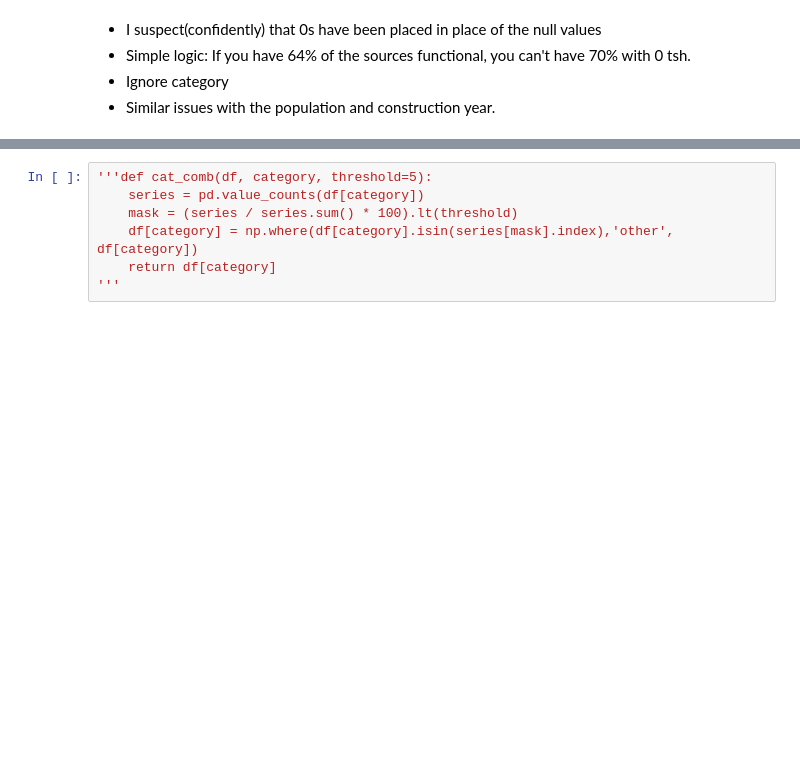
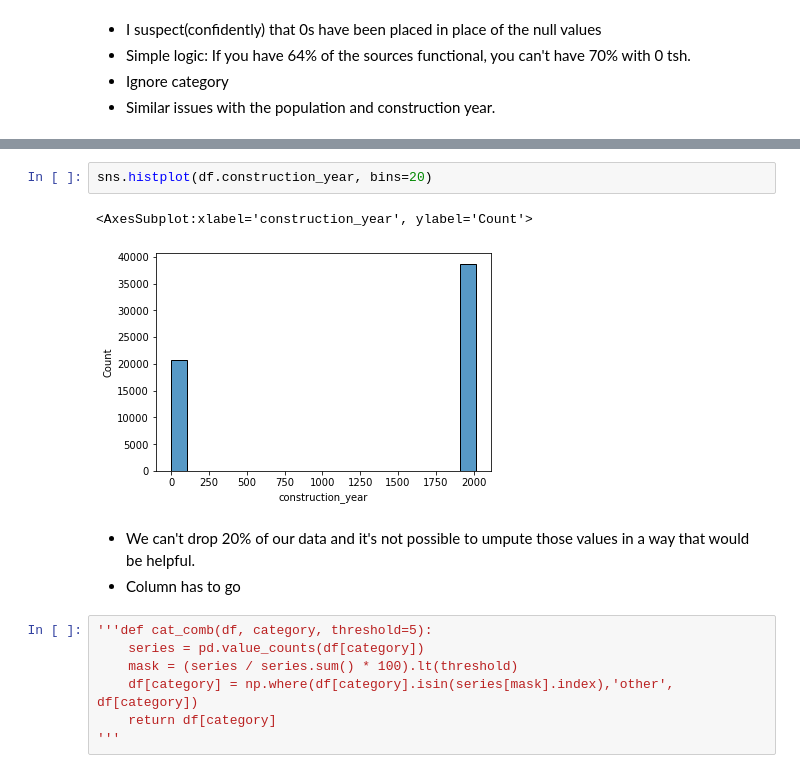
Before and after one commit to saifword/Tanz_well_predict, a Jupyter notebook: tanz_well.ipynb, the cells around one changed output, grey strips where cells are left out. Drawn from its saved outputs; the diff is of its cells as text; blank space fills up the shorter version.

```diff
--- a/tanz_well.ipynb
+++ b/tanz_well.ipynb
@@ -247,6 +247,14 @@ df.describe()
 | 50% | 37061.500000 | 0.000000 | 34.908743 | -5.021597e+00 | 12.000000 | 3.000000 | 1986.000000 | ... |
 | 75% | 55656.500000 | 20.000000 | 37.178387 | -3.326156e+00 | 17.000000 | 5.000000 | 2004.000000 | ... |
 | max | 74247.000000 | 350000.000000 | 40.345193 | -2.000000e-08 | 99.000000 | 80.000000 | 2013.000000 | ... |
+# %%
+sns.histplot(df.construction_year, bins=20)
+# %% [output]
+<AxesSubplot:xlabel='construction_year', ylabel='Count'>
+[figure, added]
+# %% [markdown]
+* We can't drop 20% of our data and it's not possible to umpute those values in a way that would be helpful.
+* Column has to go
 # %%
 '''def cat_comb(df, category, threshold=5):
     series = pd.value_counts(df[category])
```
Also changed, not shown: parts of 18 cells of this notebook.
